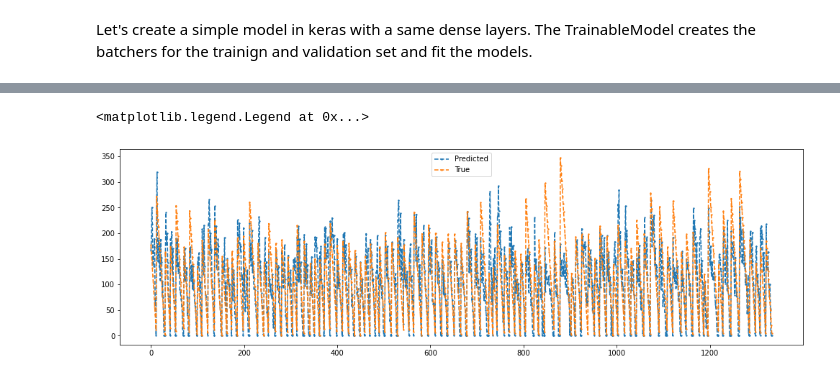
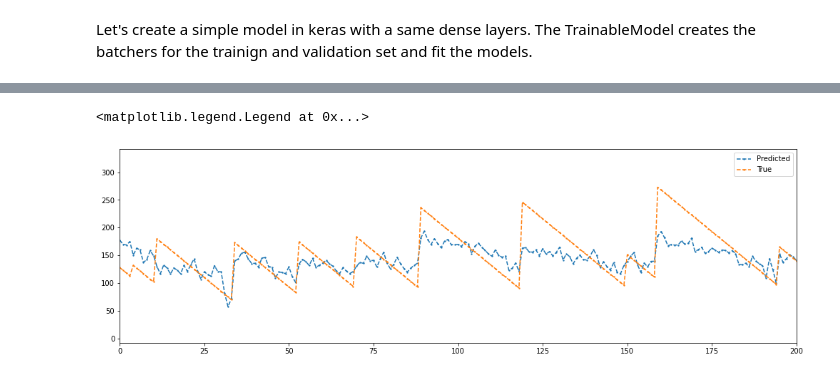
Before and after one commit to lucianolorenti/ceruleo, a Jupyter notebook: examples/ExampleAircraftEngine.ipynb, the cells around one changed output, grey strips where cells are left out. Cells and saved outputs as stored; diff of their text form; code cells hidden in the pictures.

Commit message:
[Models] Update simple FCN model

```diff
--- a/examples/ExampleAircraftEngine.ipynb
+++ b/examples/ExampleAircraftEngine.ipynb
@@ -52,0 +77,3 @@ validation_dataset = Dataset('test_FD001.txt')
+# %%
+train_dataset = CMAPSSDataset(train=True, model='FD001')
+validation_dataset = CMAPSSDataset(train=False, model='FD001')
@@ -62,0 +104,2 @@ The function transformation_pipeline generates a standard pipeline with steps fo
+# %%
+features = [train_dataset[0].columns[i] for i in sensor_indices]
@@ -62,0 +117,4 @@ The function transformation_pipeline generates a standard pipeline with steps fo
+# %%
+functional_transformer = Transformer(
+    transformerX=functional_pipe.build(),
+    transformerY=target_pipe.build())
@@ -179,0 +181,29 @@ Epoch 39/50
+# %%
+functional_pipe = ByNameFeatureSelector(features)
+functional_pipe = PandasMinMaxScaler((-1,1))(functional_pipe)
+functional_pipe = PandasMeanImputer()(functional_pipe)
+
+target_pipe = ByNameFeatureSelector(['RUL'])
+target_pipe = ForwardFillImputer()(target_pipe)
+
+transformer = Transformer(
+    transformerX=functional_pipe.build(),
+    transformerY=target_pipe.build())
+
+
+
+
+model = FCN([100, 50],
+            dropout=0.3,
+            learning_rate=0.0005,
+            l2=None,
+            batch_normalization=False,
+            window=15,
+            batch_size = 16,
+            step = 1,
+            transformer = transformer,
+            shuffle='all',
+            cache_size=100,
+            patience=7)
+
+r = model.fit(train_dataset, validation_dataset , epochs=50)
@@ -188,11 +247,12 @@ ax.legend()
 # %%
-model.load_best_model()
-y_pred = model.predict(validation_dataset, step=15)
-y_true = model.true_values(validation_dataset, step=15)
+
+y_pred = model.predict(validation_dataset, step=5)
+y_true = model.true_values(validation_dataset, step=5)
 fig, ax = plt.subplots(1, 1, figsize=(17, 5))
 ax.plot(np.squeeze(y_pred), 'o--', label='Predicted', markersize=1.3)
 ax.plot(np.squeeze(y_true), 'o--', label='True', markersize=1.3)
+ax.set_xlim(0, 200)
 ax.legend()
 # %% [output]
 <matplotlib.legend.Legend at 0x...>
-[figure, old version]
+[figure, new version]
```
Also changed, not shown: parts of 23 cells of this notebook, 1 other file.
